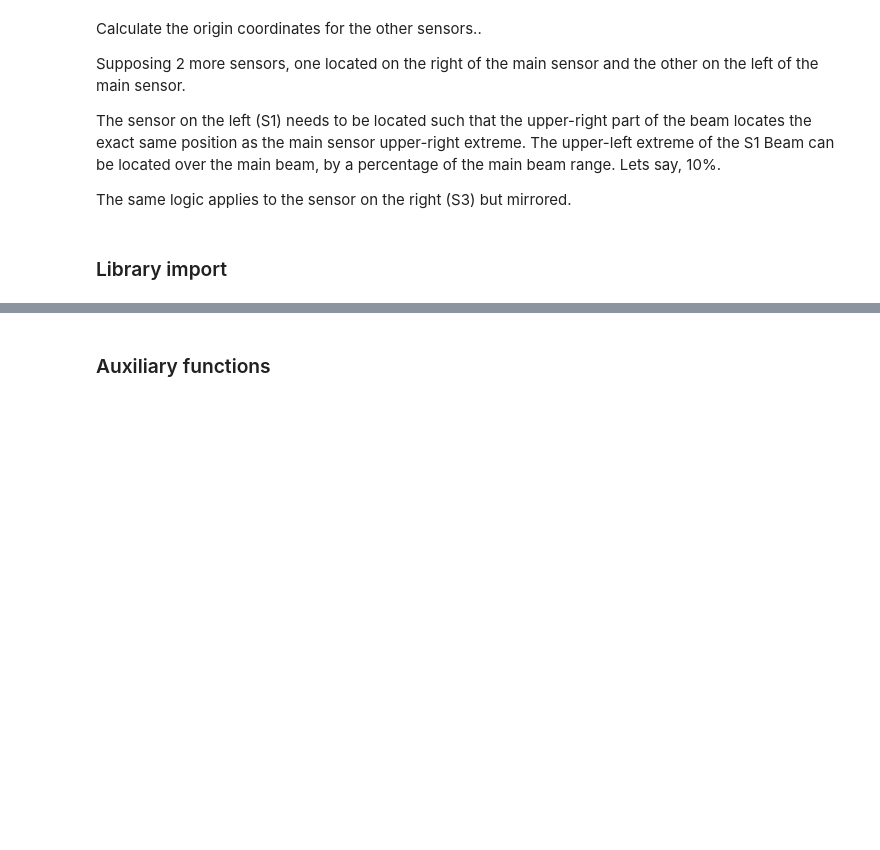
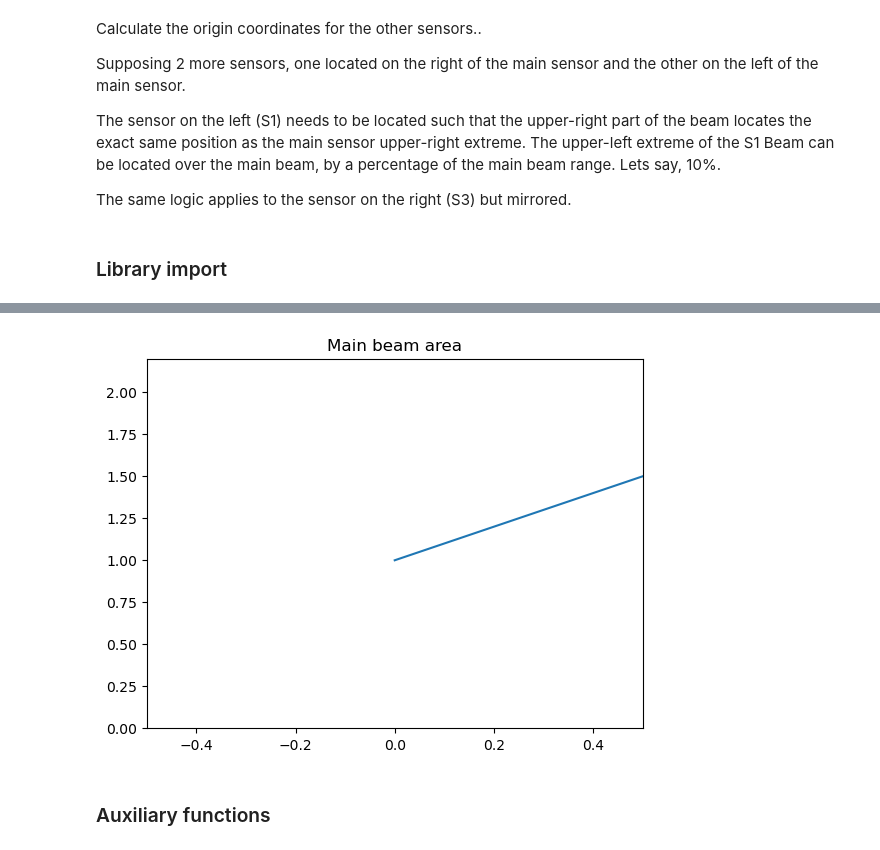
Before and after one commit to Juanpmartinez180/Data-Science-Projects, a Jupyter notebook: ultrasonic_radar/data_generation.ipynb, the cells around one changed output, grey strips where cells are left out. Saved outputs shown, nothing was run; the diff lists cells and outputs as text; code cells hidden in the pictures; blank space fills up the shorter version.

```diff
--- a/ultrasonic_radar/data_generation.ipynb
+++ b/ultrasonic_radar/data_generation.ipynb
@@ -39,3 +43,14 @@ plt.rcParams["figure.figsize"] = (6,6)
+# %%
+x = [0,1,2]
+y = [1,2,3]
+# %%
+plt.plot(x, y)
+plt.xlim([-0.5,0.5])
+plt.ylim([0, 2.2])
+plt.title('Main beam area')
+plt.show()
+# %% [output]
+[figure, added]
 # %% [markdown]
 ### Auxiliary functions
 # %%
```
Also changed, not shown: parts of 17 cells of this notebook, 12 other files.
